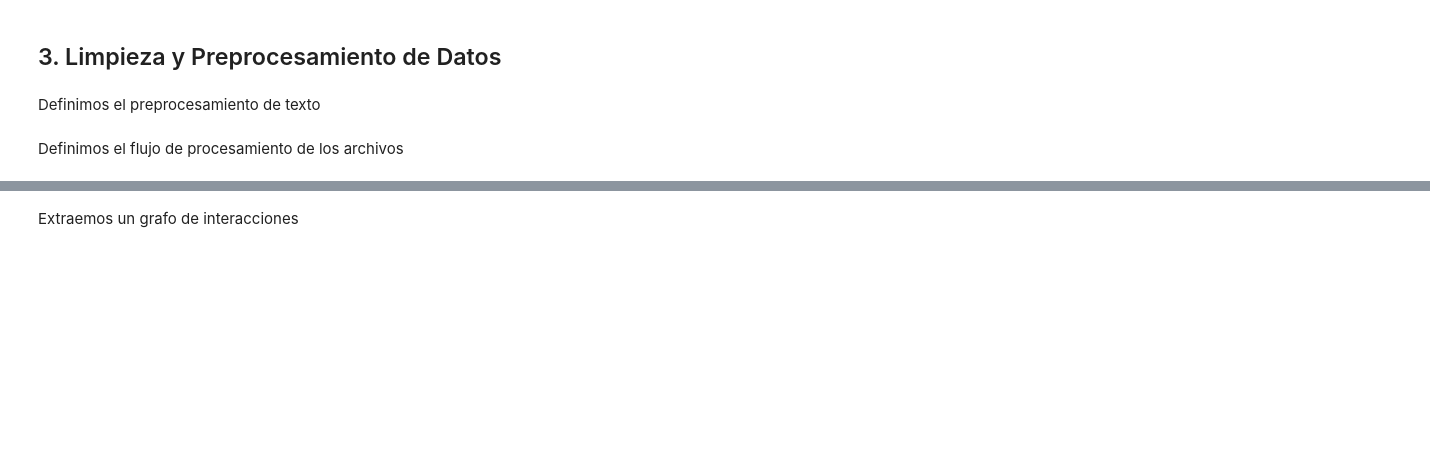
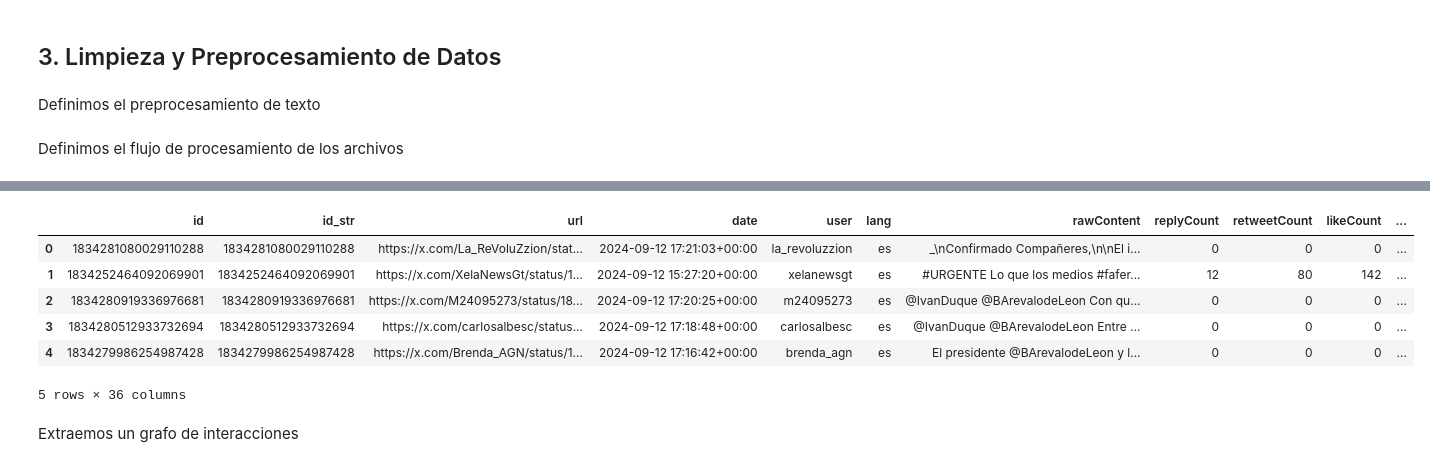
Before and after one commit to FranzCastillo/Social-Network-Analysis, a Jupyter notebook: src/analysis.ipynb, the cells around one changed output, grey strips where cells are left out. Drawn from its saved outputs; the diff is of its cells as text; code cells hidden in the pictures; blank space fills up the shorter version.

```diff
--- a/src/analysis.ipynb
+++ b/src/analysis.ipynb
@@ -114,5 +117,15 @@ df_trafico = process_file('data/traficogt.txt')
 # %%
 df_arevalo = process_file('data/tioberny.txt')
+# %%
+df_arevalo.head()
+# %% [output]
+|  | id | id_str | url | date | user | lang | rawContent | replyCount | retweetCount | likeCount | ... |
+| 0 | 1834281080029110288 | 1834281080029110288 | https://x.com/La_ReVoluZzion/stat... | 2024-09-12 17:21:03+00:00 | la_revoluzzion | es | _\nConfirmado Compañeres,\n\nEl i... | 0 | 0 | 0 | ... |
+| 1 | 1834252464092069901 | 1834252464092069901 | https://x.com/XelaNewsGt/status/1... | 2024-09-12 15:27:20+00:00 | xelanewsgt | es | #URGENTE Lo que los medios #fafer... | 12 | 80 | 142 | ... |
+| 2 | 1834280919336976681 | 1834280919336976681 | https://x.com/M24095273/status/18... | 2024-09-12 17:20:25+00:00 | m24095273 | es | @IvanDuque @BArevalodeLeon Con qu... | 0 | 0 | 0 | ... |
+| 3 | 1834280512933732694 | 1834280512933732694 | https://x.com/carlosalbesc/status... | 2024-09-12 17:18:48+00:00 | carlosalbesc | es | @IvanDuque @BArevalodeLeon Entre ... | 0 | 0 | 0 | ... |
+| 4 | 1834279986254987428 | 1834279986254987428 | https://x.com/Brenda_AGN/status/1... | 2024-09-12 17:16:42+00:00 | brenda_agn | es | El presidente @BArevalodeLeon y l... | 0 | 0 | 0 | ... |
+5 rows × 36 columns
 # %% [markdown]
 Extraemos un grafo de interacciones
 # %%
```
Also changed, not shown: parts of 17 cells of this notebook.
